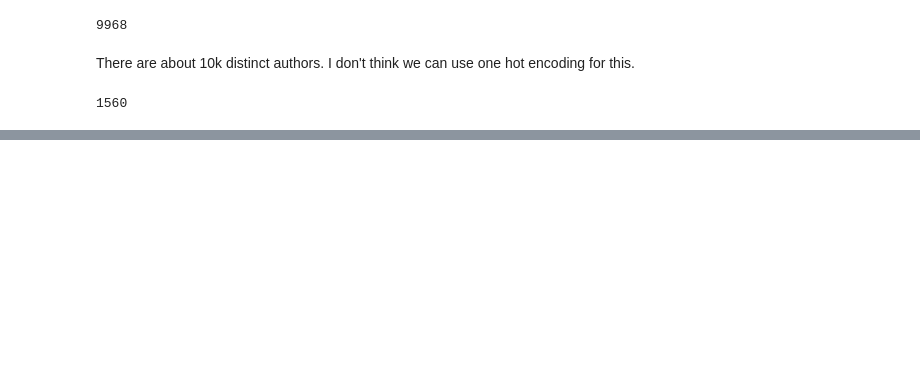
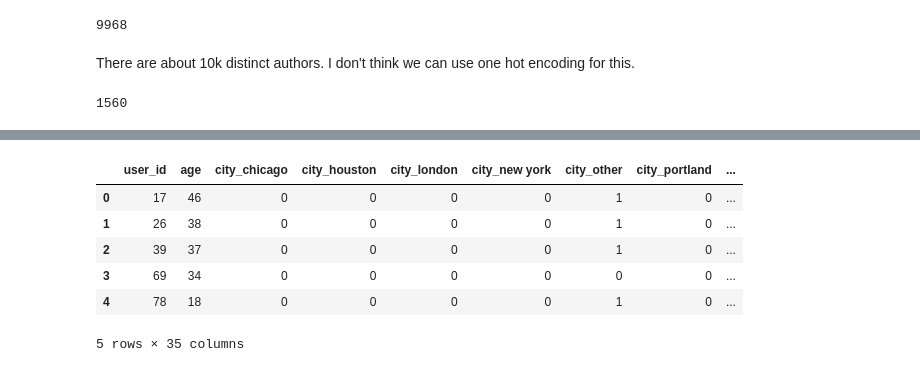
Before and after one commit to Hari31416/book_recommender, a Jupyter notebook: model/DL_Model_Data_Preprocessing.ipynb, the cells around one changed output, grey strips where cells are left out. Drawn from its saved outputs; the diff is of its cells as text; code cells hidden in the pictures; blank space fills up the shorter version.

```diff
--- a/model/DL_Model_Data_Preprocessing.ipynb
+++ b/model/DL_Model_Data_Preprocessing.ipynb
@@ -372,0 +284,10 @@ train_df_.head()
+# %%
+users_final.head()
+# %% [output]
+|  | user_id | age | city_chicago | city_houston | city_london | city_new york | city_other | city_portland | ... |
+| 0 | 17 | 46 | 0 | 0 | 0 | 0 | 1 | 0 | ... |
+| 1 | 26 | 38 | 0 | 0 | 0 | 0 | 1 | 0 | ... |
+| 2 | 39 | 37 | 0 | 0 | 0 | 0 | 1 | 0 | ... |
+| 3 | 69 | 34 | 0 | 0 | 0 | 0 | 0 | 0 | ... |
+| 4 | 78 | 18 | 0 | 0 | 0 | 0 | 1 | 0 | ... |
+5 rows × 35 columns
```
Also changed, not shown: parts of 64 cells of this notebook, 6 other files.
